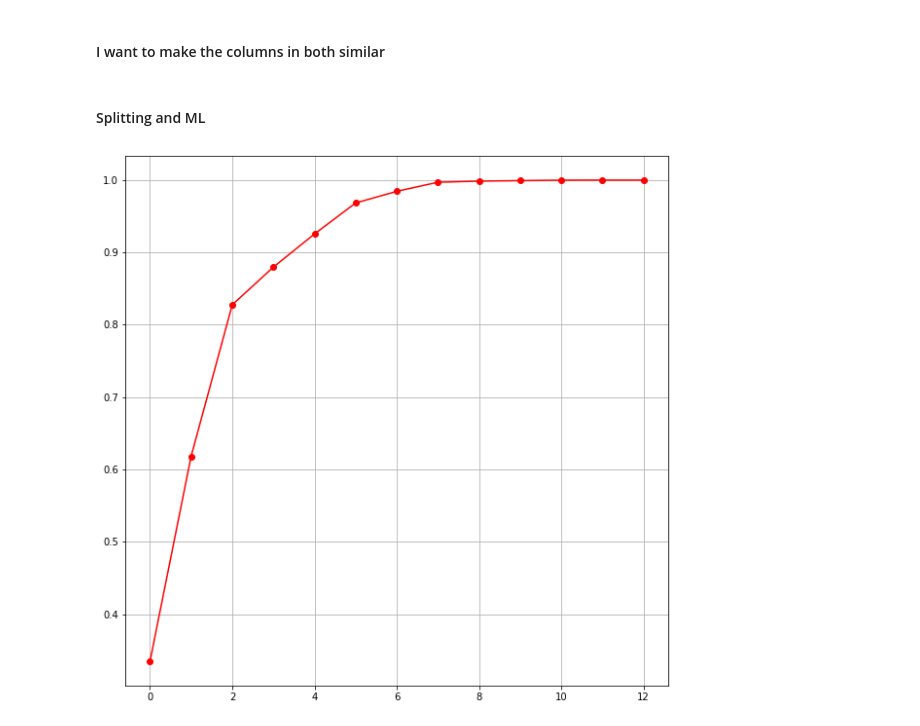
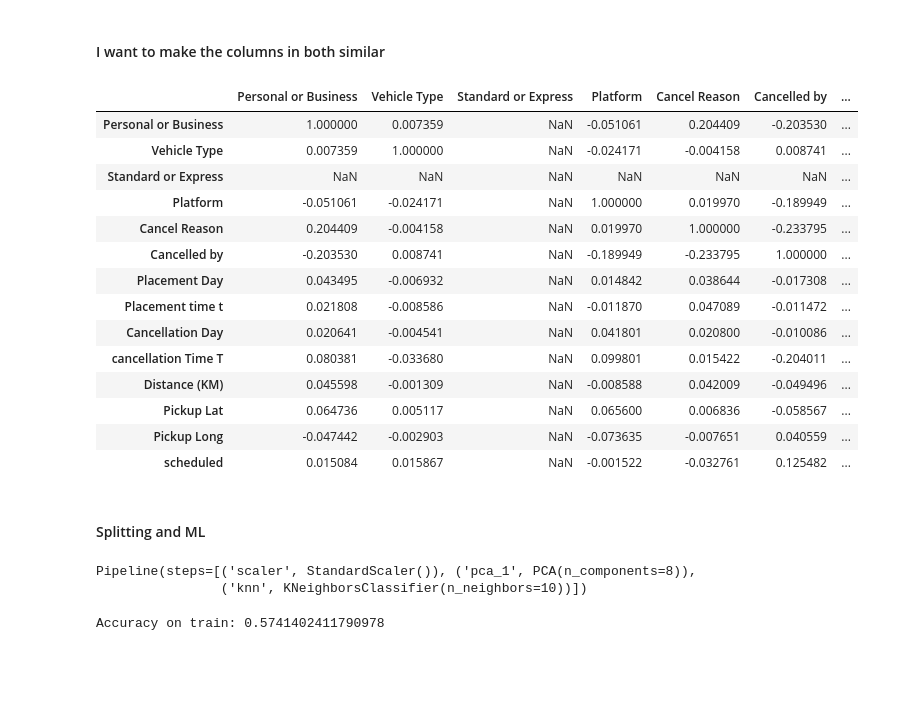
Before and after one commit to Bennykillua/Project, a Jupyter notebook: Sendy Kenya/Sendy_ML.ipynb, the cells around one changed output. Drawn from its saved outputs; the diff is of its cells as text; code cells hidden in the pictures; blank space fills up the shorter version.

```diff
--- a/Sendy Kenya/Sendy_ML.ipynb
+++ b/Sendy Kenya/Sendy_ML.ipynb
@@ -117,3 +117,21 @@ dft.head(3)
 #Dropping the business Number colums #unimportant
 df = df.drop(['Business Number','Placement Time','Cancellation Time'], axis = 1)
 dft = dft.drop(['Business Number','Placement Time','Cancellation Time','Cancel Reason'], axis = 1)
+# %%
+df.corr()
+# %% [output]
+|  | Personal or Business | Vehicle Type | Standard or Express | Platform | Cancel Reason | Cancelled by | ... |
+| Personal or Business | 1.000000 | 0.007359 | NaN | -0.051061 | 0.204409 | -0.203530 | ... |
+| Vehicle Type | 0.007359 | 1.000000 | NaN | -0.024171 | -0.004158 | 0.008741 | ... |
+| Standard or Express | NaN | NaN | NaN | NaN | NaN | NaN | ... |
+| Platform | -0.051061 | -0.024171 | NaN | 1.000000 | 0.019970 | -0.189949 | ... |
+| Cancel Reason | 0.204409 | -0.004158 | NaN | 0.019970 | 1.000000 | -0.233795 | ... |
+| Cancelled by | -0.203530 | 0.008741 | NaN | -0.189949 | -0.233795 | 1.000000 | ... |
+| Placement Day | 0.043495 | -0.006932 | NaN | 0.014842 | 0.038644 | -0.017308 | ... |
+| Placement time t | 0.021808 | -0.008586 | NaN | -0.011870 | 0.047089 | -0.011472 | ... |
+| Cancellation Day | 0.020641 | -0.004541 | NaN | 0.041801 | 0.020800 | -0.010086 | ... |
+| cancellation Time T | 0.080381 | -0.033680 | NaN | 0.099801 | 0.015422 | -0.204011 | ... |
+| Distance (KM) | 0.045598 | -0.001309 | NaN | -0.008588 | 0.042009 | -0.049496 | ... |
+| Pickup Lat | 0.064736 | 0.005117 | NaN | 0.065600 | 0.006836 | -0.058567 | ... |
+| Pickup Long | -0.047442 | -0.002903 | NaN | -0.073635 | -0.007651 | 0.040559 | ... |
+| scheduled | 0.015084 | 0.015867 | NaN | -0.001522 | -0.032761 | 0.125482 | ... |
@@ -129,15 +150,3 @@ minsc =MinMaxScaler()
 x = minsc.fit_transform(x)
 
 dft = minsc.fit_transform(dft)
-# %%
-#PCA
-from sklearn.decomposition import PCA
-pca = PCA()
-x_pca = pca.fit_transform(x)
-
-#plot the graph to find the principal components
-plt.figure(figsize=(10,10))
-plt.plot(np.cumsum(pca.explained_variance_ratio_), 'ro-')
-plt.grid()
-# %% [output]
-[figure, removed]
@@ -162,3 +156,48 @@ from sklearn.svm import SVC
+# %%
+# create pipeline with standardscaler, PCA and RandomForestClassifier; and later pass Gridsearchcv for tuning
+from sklearn.pipeline import Pipeline
+from sklearn.decomposition import PCA
+from sklearn.preprocessing import MinMaxScaler, StandardScaler
+from sklearn.ensemble import GradientBoostingClassifier, AdaBoostClassifier
+from sklearn.tree import DecisionTreeClassifier
+from sklearn.linear_model import SGDClassifier
+from lightgbm import LGBMClassifier
+from sklearn.svm import SVC
+from sklearn.naive_bayes import GaussianNB
+from xgboost import XGBClassifier
+from sklearn.ensemble import RandomForestClassifier
+from sklearn.neighbors import KNeighborsClassifier
+
+pipe = Pipeline([
+    ('scaler', StandardScaler()),
+    ('pca_1', PCA(n_components=8)),
+    #('light', LGBMClassifier()), #accurancy 57 pca 2
+    #('rnd_clf', GradientBoostingClassifier()), #54 accurancy
+    #('dt_cls', DecisionTreeClassifier(random_state=0, criterion='entropy')), #trash
+    #('adaBoost', AdaBoostClassifier(base_estimator=DecisionTreeClassifier()))
+    #('sgd_clf', SGDClassifier()),
+    ('knn', KNeighborsClassifier(n_neighbors=10)), #56%
+    #('Random_forest', RandomForestClassifier(n_estimators=10000, random_state=1, n_jobs=-1)), #not good
+    #('svm_clf', SVC())
+])
+
+#parameters = {'n_estimators': (1, 2),
+#              'base_estimator__max_depth': (1, 2),
+#            'algorithm': ('SAMME', 'SAMME.R')}
+#clf = GridSearchCV(pipe, parameters)
+#clf.get_params().keys()
+pipe.fit(x_train, y_train)
+# %% [output]
+Pipeline(steps=[('scaler', StandardScaler()), ('pca_1', PCA(n_components=8)),
+                ('knn', KNeighborsClassifier(n_neighbors=10))])
+# %%
+y_pred_train = pipe.predict(x_train)
+
+# get the accuracy on train data
+from sklearn.metrics import accuracy_score
+print("Accuracy on train: {}".format(accuracy_score(y_train, y_pred_train)))
+# %% [output]
+Accuracy on train: 0.5741402411790978
 # %%
 rf = RandomForestClassifier(n_estimators=20, random_state=33,n_jobs=-1 ,max_depth=5)
 rf.fit(x_train, y_train)
```
Also changed, not shown: parts of 18 cells of this notebook.
